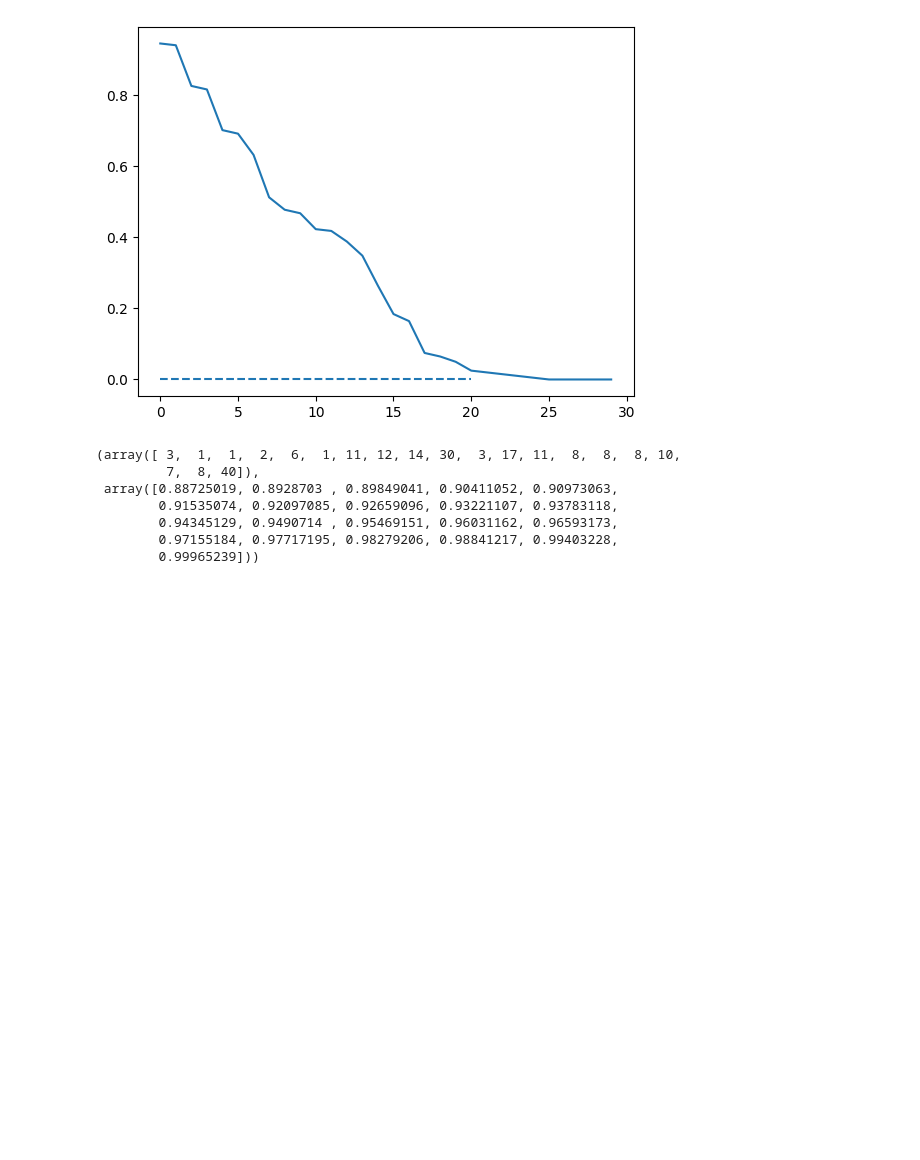
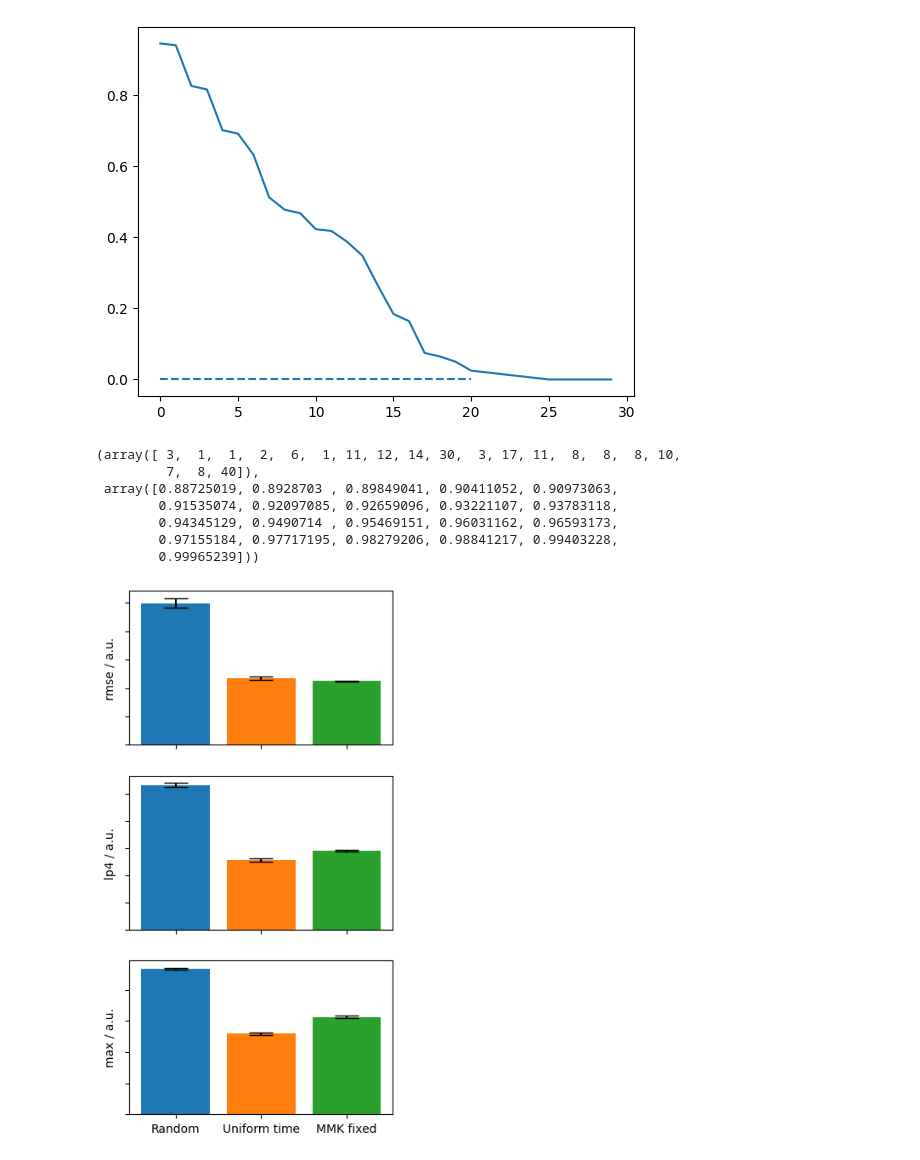
Before and after one commit to IPSProjects/BMIM-BF4, a Jupyter notebook: mmk_analysis.ipynb, the cells around one changed output. Drawn from its saved outputs; the diff is of its cells as text; code cells hidden in the pictures; blank space fills up the shorter version.

Commit message:
create plots

```diff
--- a/mmk_analysis.ipynb
+++ b/mmk_analysis.ipynb
@@ -86,0 +98,46 @@ hist
+# %%
+mmk_w_threshold_nodes = [zntrack.from_rev("ML0_PredictionMetrics", rev=x) for x in mmk_w_threshold]
+uniform_time_nodes = [zntrack.from_rev("ML0_PredictionMetrics", rev=x) for x in uniform_time]
+random_nodes = [zntrack.from_rev("ML0_PredictionMetrics", rev=x) for x in random]
+mmk_fixed_nodes = [zntrack.from_rev("ML0_PredictionMetrics", rev=x) for x in mmk_fixed]
+# %%
+def calculate_metrics(nodes):
+    metrics = {"energy": [], "forces": []}
+    for node in nodes:
+        metrics["energy"].append(node.energy)
+        metrics["forces"].append(node.forces)
+
+    metrics_mean = {"energy": {}, "forces": {}}
+    metrics_std = {"energy": {}, "forces": {}}
+
+    for key in metrics:
+        for metric in metrics[key][0]:
+            metrics_mean[key][metric] = np.mean([x[metric] for x in metrics[key]])
+            metrics_std[key][metric] = np.std([x[metric] for x in metrics[key]])
+
+    return metrics_mean, metrics_std
+
+mmk_w_threshold_metrics_mean, mmk_w_threshold_metrics_std = calculate_metrics(mmk_w_threshold_nodes)
+uniform_time_metrics_mean, uniform_time_metrics_std = calculate_metrics(uniform_time_nodes)
+random_metrics_mean, random_metrics_std = calculate_metrics(random_nodes)
+mmk_fixed_metrics_mean, mmk_fixed_metrics_std = calculate_metrics(mmk_fixed_nodes)
+# %%
+fig, axes = plt.subplots(3, figsize=(4, 8))
+
+key_1 = "forces"
+key2_2 = ["rmse", "lp4", "max"]
+
+for ax, key_2 in zip(axes, key2_2):
+    ax.bar(1, random_metrics_mean[key_1][key_2], yerr=random_metrics_std[key_1][key_2], label="Random", capsize=10)
+    ax.bar(2, uniform_time_metrics_mean[key_1][key_2], yerr=uniform_time_metrics_std[key_1][key_2], label="Uniform time", capsize=10)
+    ax.bar(3, mmk_fixed_metrics_mean[key_1][key_2], yerr=mmk_fixed_metrics_std[key_1][key_2], label="MMK fixed", capsize=10)
+
+    ax.set_xticks([1, 2, 3])
+    ax.set_xticklabels([])
+    ax.set_ylabel(f"{key_2} / a.u.")
+    ax.set_yticklabels([])
+
+axes[-1].set_xticklabels(["Random", "Uniform time", "MMK fixed"])
+fig.savefig("geopt_sel_forces.png", dpi=600, bbox_inches="tight")
+# %% [output]
+[figure, added]
```
Also changed, not shown: parts of 3 cells of this notebook, 16 other files.
